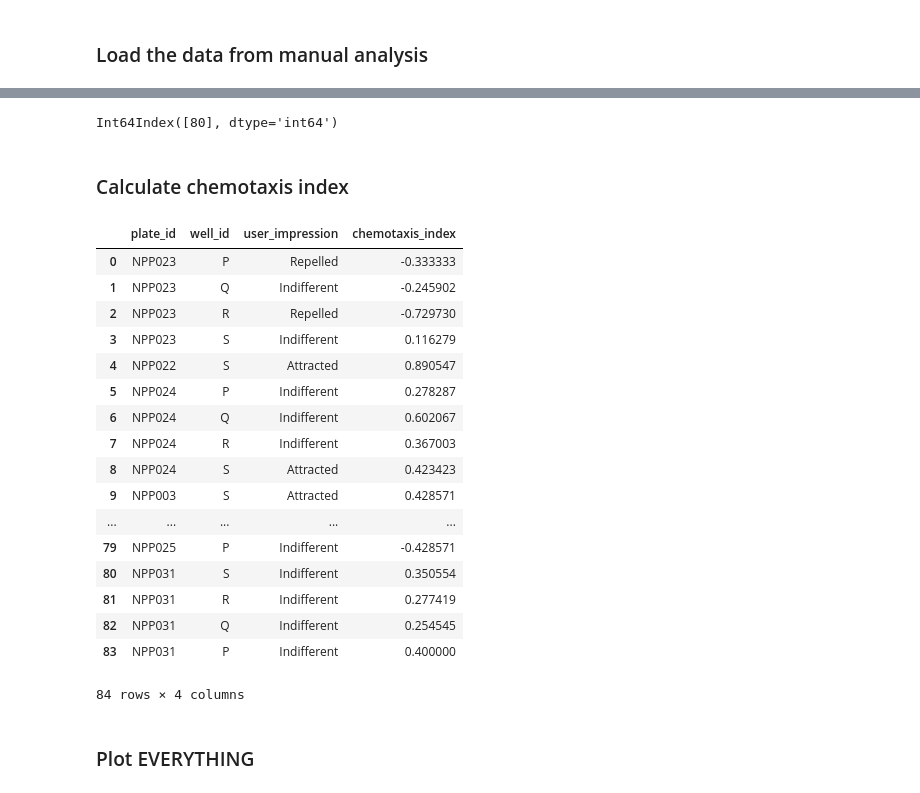
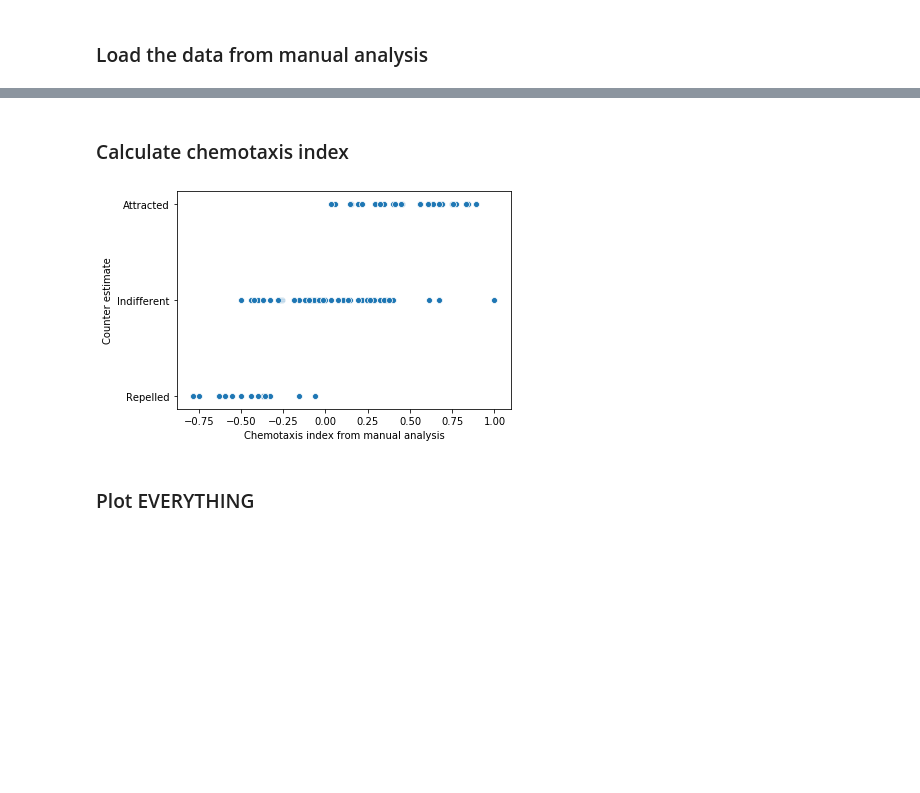
Before and after one commit to Neuroplant-Resources/Neuroplant-OWL, a Jupyter notebook: Manual Analysis Results.ipynb, the cells around one changed output, grey strips where cells are left out. Saved outputs shown, nothing was run; the diff lists cells and outputs as text; code cells hidden in the pictures; blank space fills up the shorter version.

```diff
--- a/Manual Analysis Results.ipynb
+++ b/Manual Analysis Results.ipynb
@@ -62,7 +80,3 @@ manual_analysis_results = pd.concat(manual_analysis_results)
-# %%
-this_experiment_metadata.index
-# %% [output]
-Int64Index([80], dtype='int64')
 # %% [markdown]
 ### Calculate chemotaxis index
 # %%
@@ -97,27 +117,30 @@ for index, well in metadata.iterrows():
     except ZeroDivisionError:
         pass
 #         print(well)
+# %%
+def translate_impression_to_number(row):
+    if row['user_impression'] == 'Repelled':
+        faux_index = -0.5
+    elif row['user_impression'] == 'Indifferent':
+        faux_index = 0
+    elif row['user_impression'] == 'Attracted':
+        faux_index = 0.5
+    else:
+        warnings.warn('Failed to recognize user impression')
+
+    return faux_index
+
+metadata['impression_index'] = metadata.apply(lambda row: translate_impression_to_number(row), axis=1)
 # %%
-metadata[['plate_id', 'well_id', 'user_impression', 'chemotaxis_index']]
+# metadata[['plate_id', 'well_id', 'user_impression', 'chemotaxis_index', 'impression_index']]
-# %% [output]
-|  | plate_id | well_id | user_impression | chemotaxis_index |
-| 0 | NPP023 | P | Repelled | -0.333333 |
-| 1 | NPP023 | Q | Indifferent | -0.245902 |
-| 2 | NPP023 | R | Repelled | -0.729730 |
-| 3 | NPP023 | S | Indifferent | 0.116279 |
-| 4 | NPP022 | S | Attracted | 0.890547 |
-| 5 | NPP024 | P | Indifferent | 0.278287 |
-| 6 | NPP024 | Q | Indifferent | 0.602067 |
-| 7 | NPP024 | R | Indifferent | 0.367003 |
-| 8 | NPP024 | S | Attracted | 0.423423 |
-| 9 | NPP003 | S | Attracted | 0.428571 |
-| ... | ... | ... | ... | ... |
-| 79 | NPP025 | P | Indifferent | -0.428571 |
-| 80 | NPP031 | S | Indifferent | 0.350554 |
-| 81 | NPP031 | R | Indifferent | 0.277419 |
-| 82 | NPP031 | Q | Indifferent | 0.254545 |
-| 83 | NPP031 | P | Indifferent | 0.400000 |
-84 rows × 4 columns
+# %%
+ax = sns.scatterplot(x='chemotaxis_index', y='impression_index', data=metadata)
+ax.set_xlabel('Chemotaxis index from manual analysis')
+ax.set_ylabel('Counter estimate')
+ax.set_yticks([-0.5, 0, 0.5])
+ax.set_yticklabels(['Repelled', 'Indifferent', 'Attracted']);
+# %% [output]
+[figure, added]
 # %% [markdown]
 ### Plot EVERYTHING
 # %%
```
Also changed, not shown: parts of 15 cells of this notebook, 2 other files.
